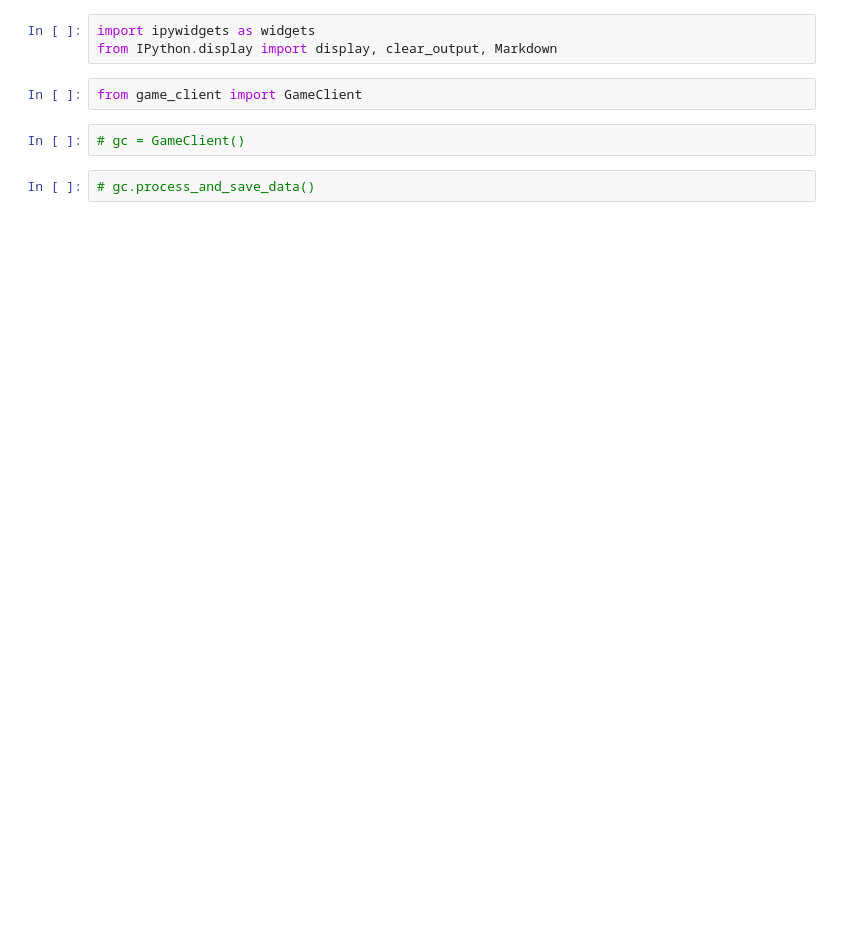
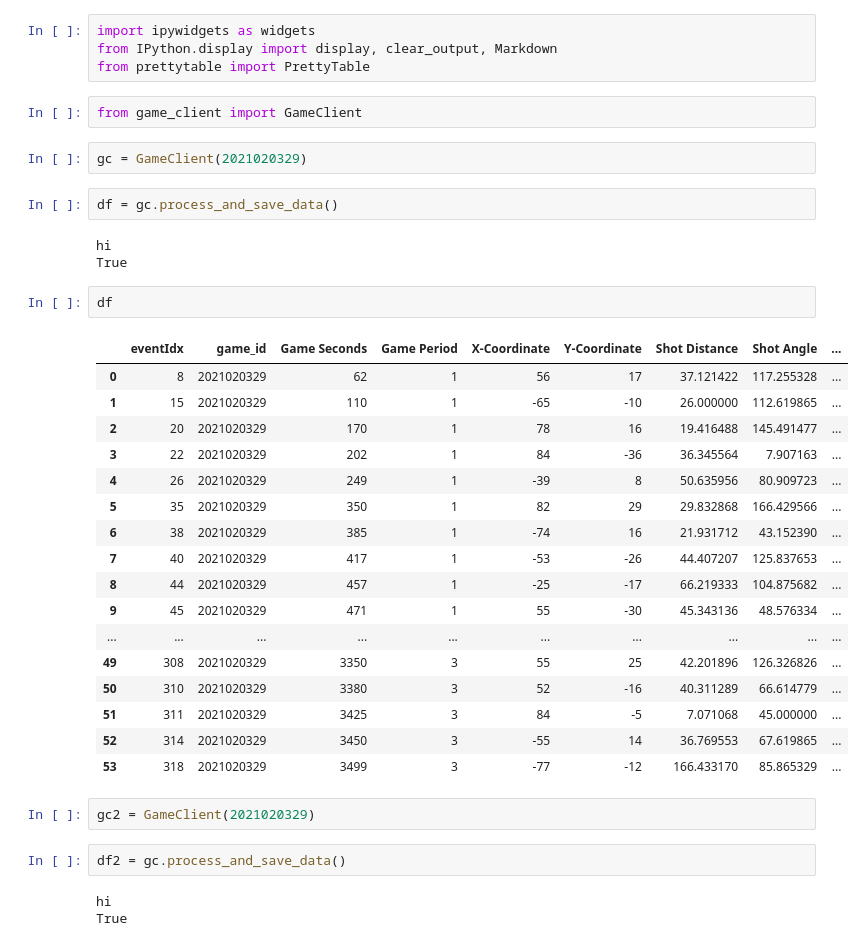
Before and after one commit to IreneZhou0129/IFT6758-docker-project, a Jupyter notebook: ift6758/ift6758/client/m3_q4.ipynb, the cells around one changed output. Drawn from its saved outputs; the diff is of its cells as text; blank space fills up the shorter version.

```diff
--- a/ift6758/ift6758/client/m3_q4.ipynb
+++ b/ift6758/ift6758/client/m3_q4.ipynb
@@ -1,9 +1,40 @@
 # %%
 import ipywidgets as widgets
 from IPython.display import display, clear_output, Markdown
+from prettytable import PrettyTable
 # %%
 from game_client import GameClient
-# %%
-# gc = GameClient()
+# %%
+gc = GameClient(2021020329)
 # %%
-# gc.process_and_save_data()
+df = gc.process_and_save_data()
+# %% [output]
+hi
+True
+# %%
+df
+# %% [output]
+|  | eventIdx | game_id | Game Seconds | Game Period | X-Coordinate | Y-Coordinate | Shot Distance | Shot Angle | ... |
+| 0 | 8 | 2021020329 | 62 | 1 | 56 | 17 | 37.121422 | 117.255328 | ... |
+| 1 | 15 | 2021020329 | 110 | 1 | -65 | -10 | 26.000000 | 112.619865 | ... |
+| 2 | 20 | 2021020329 | 170 | 1 | 78 | 16 | 19.416488 | 145.491477 | ... |
+| 3 | 22 | 2021020329 | 202 | 1 | 84 | -36 | 36.345564 | 7.907163 | ... |
+| 4 | 26 | 2021020329 | 249 | 1 | -39 | 8 | 50.635956 | 80.909723 | ... |
+| 5 | 35 | 2021020329 | 350 | 1 | 82 | 29 | 29.832868 | 166.429566 | ... |
+| 6 | 38 | 2021020329 | 385 | 1 | -74 | 16 | 21.931712 | 43.152390 | ... |
+| 7 | 40 | 2021020329 | 417 | 1 | -53 | -26 | 44.407207 | 125.837653 | ... |
+| 8 | 44 | 2021020329 | 457 | 1 | -25 | -17 | 66.219333 | 104.875682 | ... |
+| 9 | 45 | 2021020329 | 471 | 1 | 55 | -30 | 45.343136 | 48.576334 | ... |
+| ... | ... | ... | ... | ... | ... | ... | ... | ... | ... |
+| 49 | 308 | 2021020329 | 3350 | 3 | 55 | 25 | 42.201896 | 126.326826 | ... |
+| 50 | 310 | 2021020329 | 3380 | 3 | 52 | -16 | 40.311289 | 66.614779 | ... |
+| 51 | 311 | 2021020329 | 3425 | 3 | 84 | -5 | 7.071068 | 45.000000 | ... |
+| 52 | 314 | 2021020329 | 3450 | 3 | -55 | 14 | 36.769553 | 67.619865 | ... |
+| 53 | 318 | 2021020329 | 3499 | 3 | -77 | -12 | 166.433170 | 85.865329 | ... |
+# %%
+gc2 = GameClient(2021020329)
+# %%
+df2 = gc.process_and_save_data()
+# %% [output]
+hi
+True
```
Also changed, not shown: parts of 5 cells of this notebook, 1 other file.
